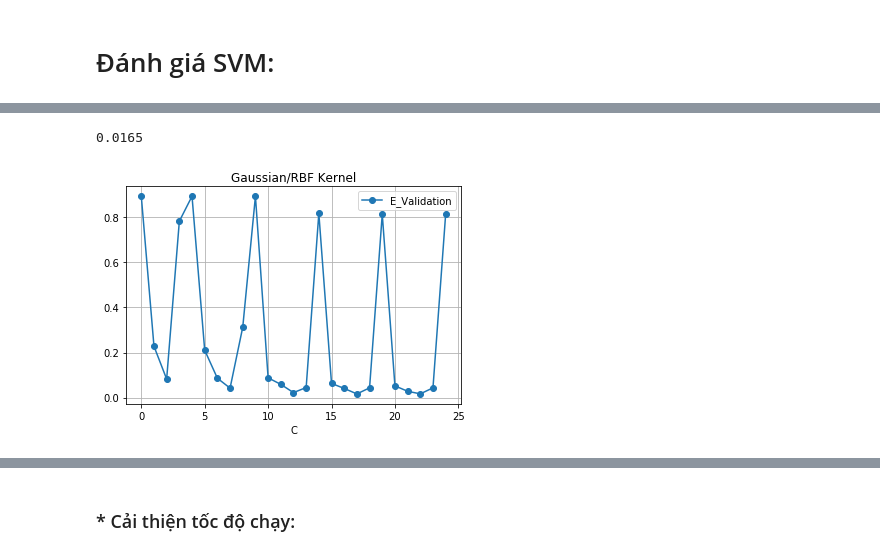
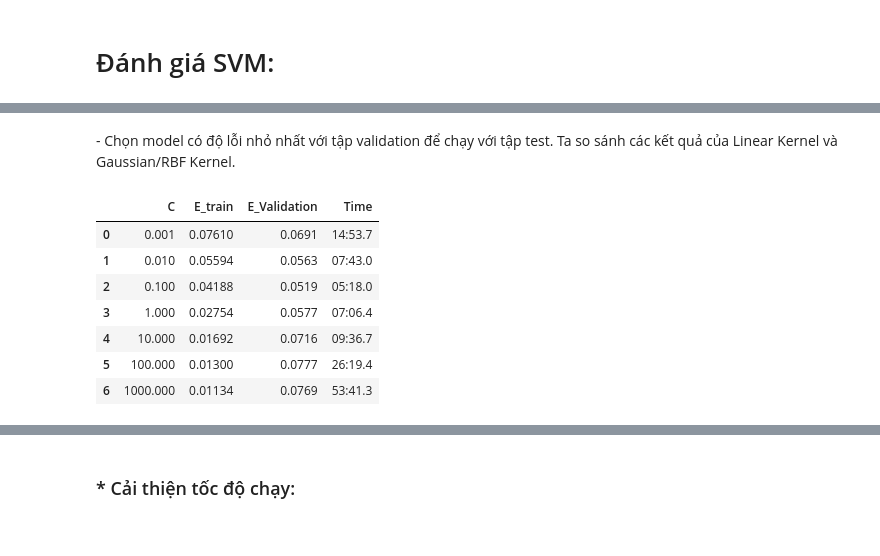
Before and after one commit to bason1999qn/Final_Machine_Learning, a Jupyter notebook: SVM_run.ipynb, the cells around one changed output, grey strips where cells are left out. Saved outputs shown, nothing was run; the diff lists cells and outputs as text; code cells hidden in the pictures.

```diff
--- a/SVM_run.ipynb
+++ b/SVM_run.ipynb
@@ -250,12 +241,14 @@ df_1.min(axis=0)['E_Validation']
-# %%
-df_2 = pd.read_csv('result_gaussian.csv')
-df_2['C'] = range(0,25)
-
-df_2.plot.line(x='C', y='E_Validation',  marker='o', title = "Gaussian/RBF Kernel", grid = True)
-
-df_2.min(axis=0)['E_Validation']
-
-df_2.min(axis=0)['E_Validation']
-# %% [output]
-0.0165
-[figure, removed]
+# %% [markdown]
+\- Chọn model có độ lỗi nhỏ nhất với tập validation để chạy với tập test. Ta so sánh các kết quả của Linear Kernel và Gaussian/RBF Kernel.
+# %%
+df_1 = pd.read_csv('result_linear.csv')
+df_1
+# %% [output]
+|  | C | E_train | E_Validation | Time |
+| 0 | 0.001 | 0.07610 | 0.0691 | 14:53.7 |
+| 1 | 0.010 | 0.05594 | 0.0563 | 07:43.0 |
+| 2 | 0.100 | 0.04188 | 0.0519 | 05:18.0 |
+| 3 | 1.000 | 0.02754 | 0.0577 | 07:06.4 |
+| 4 | 10.000 | 0.01692 | 0.0716 | 09:36.7 |
+| 5 | 100.000 | 0.01300 | 0.0777 | 26:19.4 |
+| 6 | 1000.000 | 0.01134 | 0.0769 | 53:41.3 |
```
Also changed, not shown: parts of 9 cells of this notebook.
